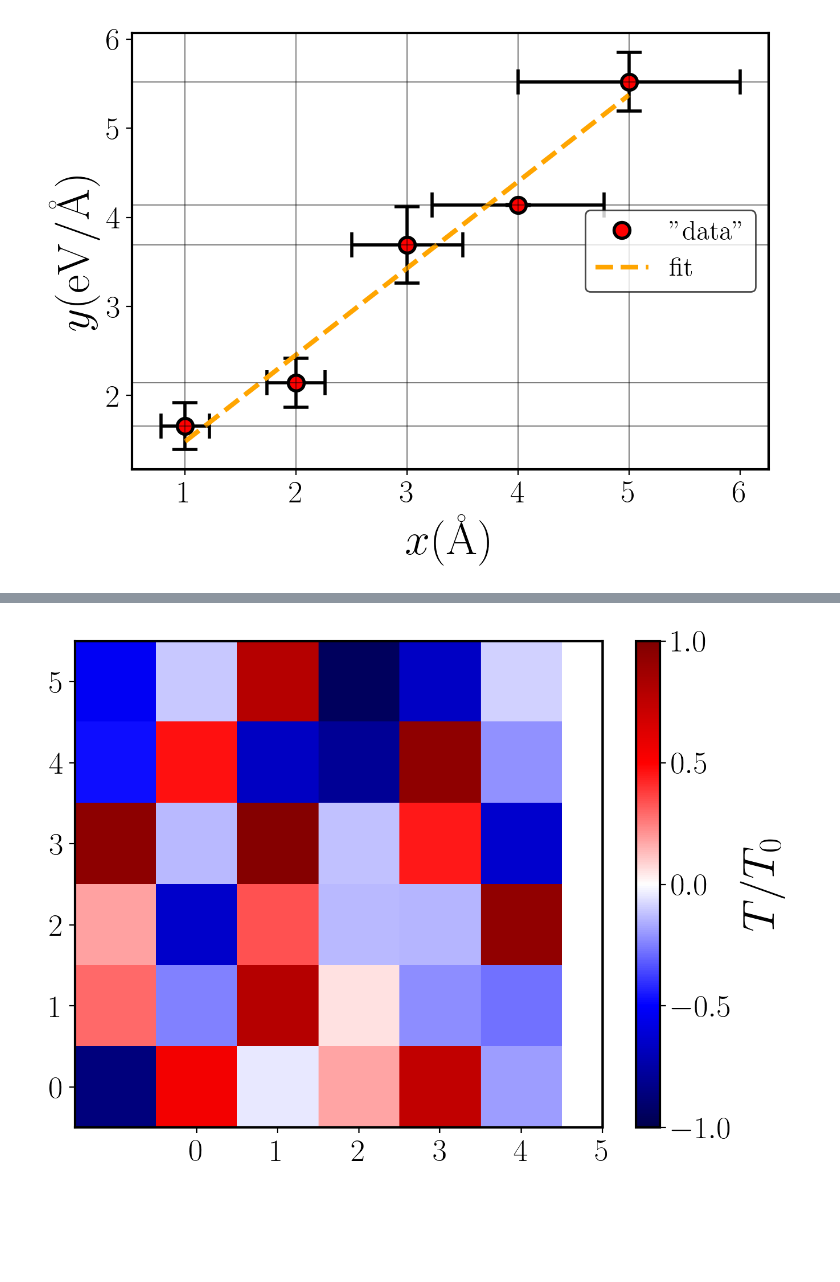
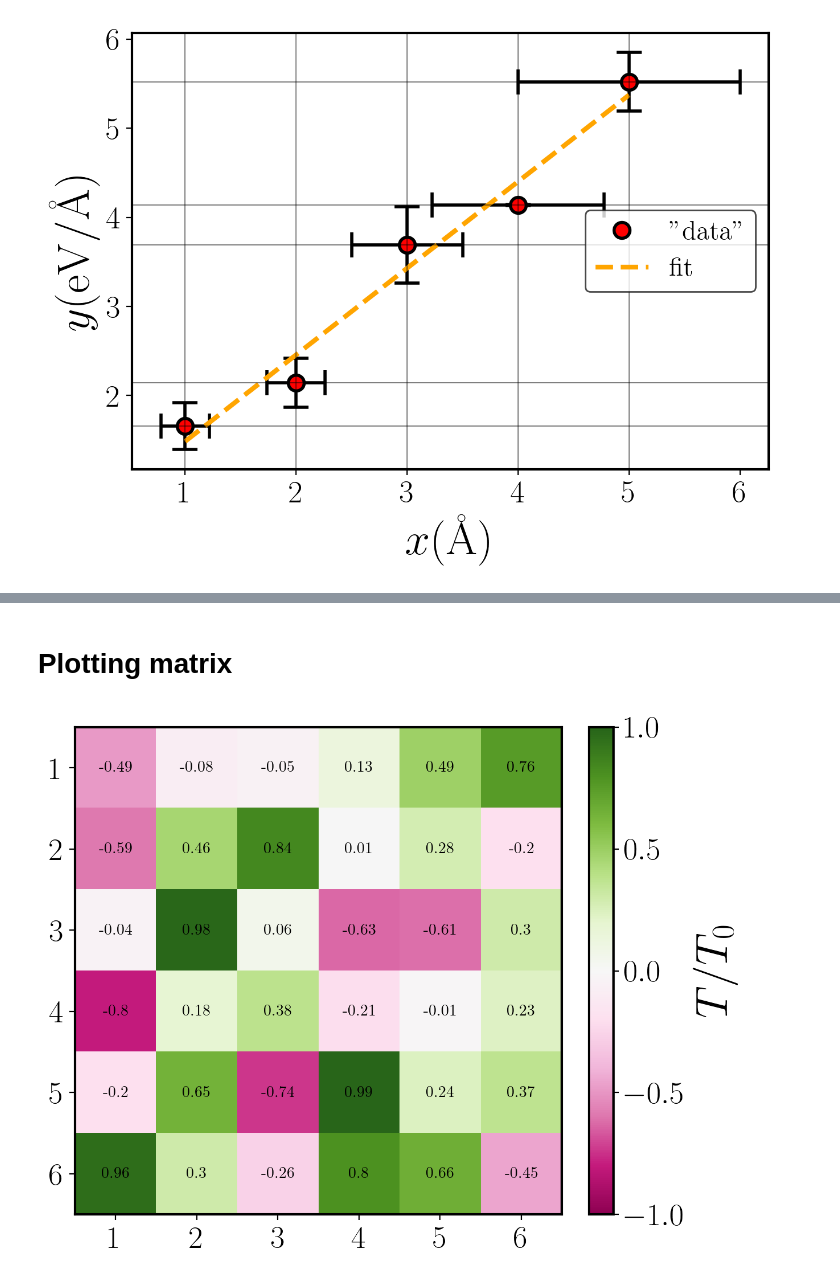
Before and after one commit to rafaeldgrande/Learning, a Jupyter notebook: Python/matplotlib/samples_of_plotting.ipynb, the cells around one changed output, grey strips where cells are left out. Saved outputs shown, nothing was run; the diff lists cells and outputs as text; code cells hidden in the pictures; blank space fills up the shorter version.

```diff
--- a/Python/matplotlib/samples_of_plotting.ipynb
+++ b/Python/matplotlib/samples_of_plotting.ipynb
@@ -40,13 +62,22 @@ plt.legend()
+# %% [markdown]
+# Plotting matrix
 # %%
+# matrix size and data
 N = 6
 rand_matrix = -1 + 2*np.random.random((N, N))
 
-plt.imshow(rand_matrix, cmap='seismic', vmin=-1, vmax=1)
+# plotting matrix and colorbar
+plt.imshow(rand_matrix, cmap='PiYG', vmin=-1, vmax=1)
 plt.colorbar(label=r'$T/T_0$')
 
-# make numeration "correct"
+# writing value of each matrix element
+for i in range(N):
+    for j in range(N):
+        c = round(rand_matrix[j,i], 2)
+        plt.text(i, j, str(c), va='center', ha='center', fontsize=10)
 
-plt.xticks( np.array(range(1, N+1)), np.array(range(1, N+1)) - 1 )
-plt.yticks( np.array(range(0, N)),  np.array(range(1, N+1))[::-1] - 1 );
+# make index start from 1 instead of 0 in the plot
+plt.xticks( np.arange(0, N), np.arange(0, N)+1 )
+plt.yticks( np.arange(0, N), np.arange(0, N)+1 );
 # %% [output]
-[figure, old version]
+[figure, new version]
```
Also changed, not shown: parts of 9 cells of this notebook.
